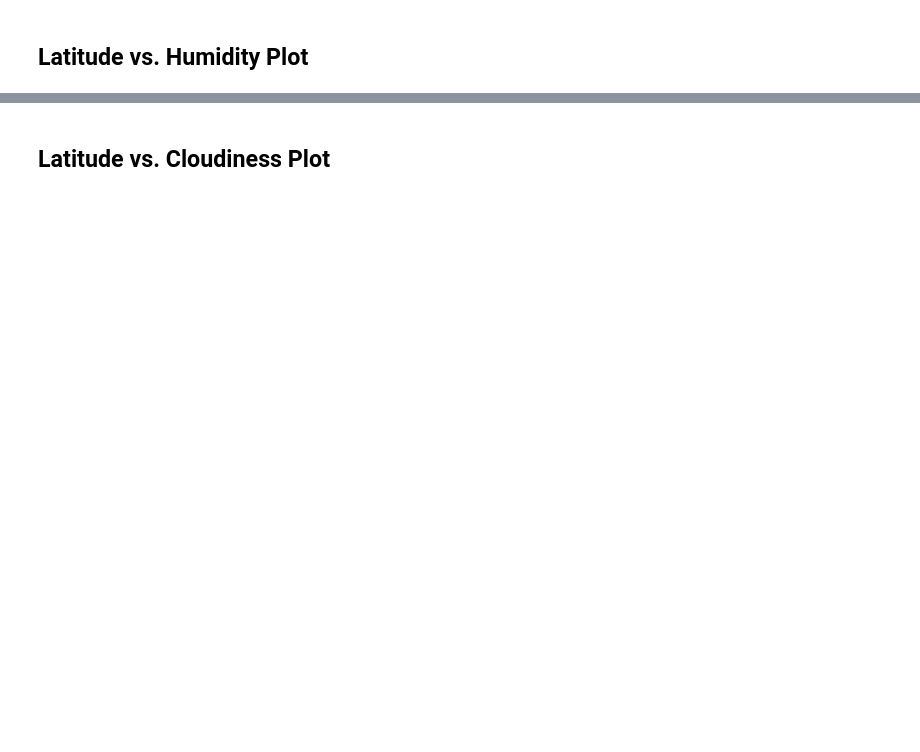
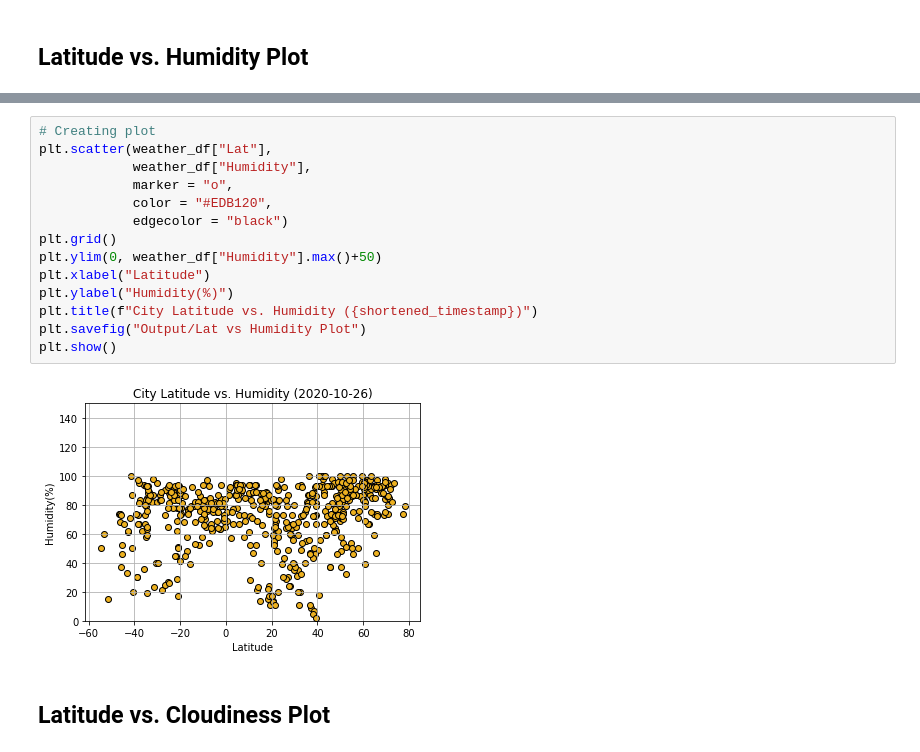
Before and after one commit to anisali01/06-Python-API-Challenge, a Jupyter notebook: WeatherPy.ipynb, the cells around one changed output, grey strips where cells are left out. Drawn from its saved outputs; the diff is of its cells as text; blank space fills up the shorter version.

```diff
--- a/WeatherPy.ipynb
+++ b/WeatherPy.ipynb
@@ -152,2 +196,18 @@ Int64Index([], dtype='int64')
+# %%
+# Creating plot
+plt.scatter(weather_df["Lat"],
+            weather_df["Humidity"],
+            marker = "o",
+            color = "#EDB120",
+            edgecolor = "black")
+plt.grid()
+plt.ylim(0, weather_df["Humidity"].max()+50)
+plt.xlabel("Latitude")
+plt.ylabel("Humidity(%)")
+plt.title(f"City Latitude vs. Humidity ({shortened_timestamp})")
+plt.savefig("Output/Lat vs Humidity Plot")
+plt.show()
+# %% [output]
+[figure, added]
 # %% [markdown]
 ## Latitude vs. Cloudiness Plot
```
Also changed, not shown: parts of 38 cells of this notebook.
